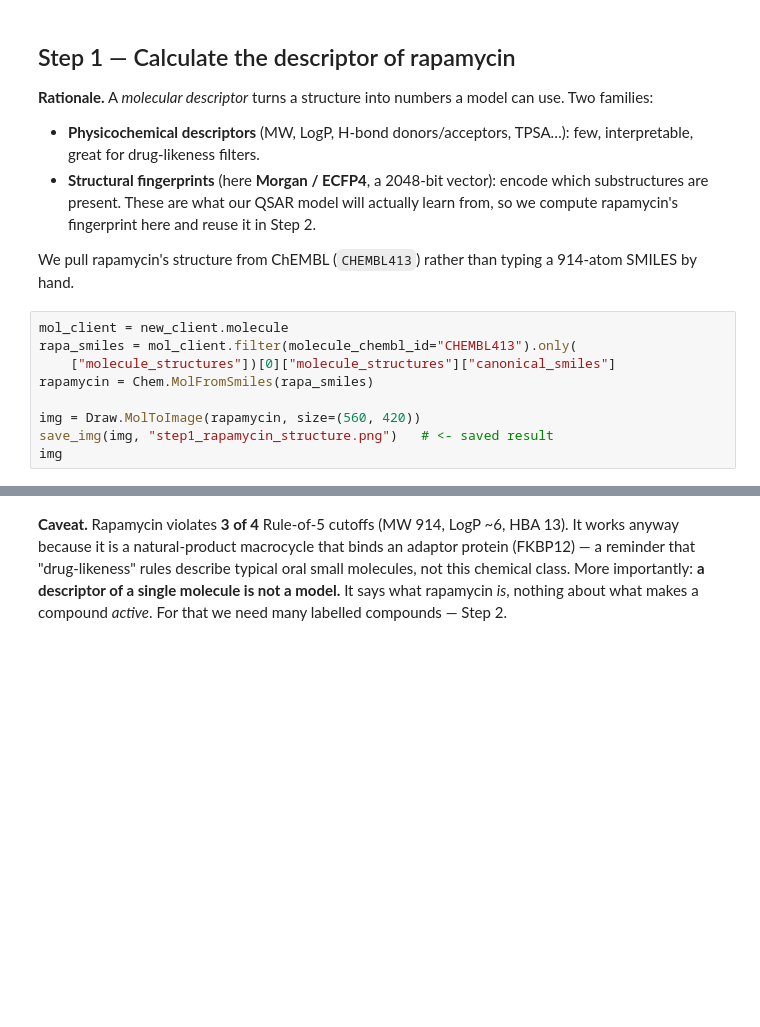
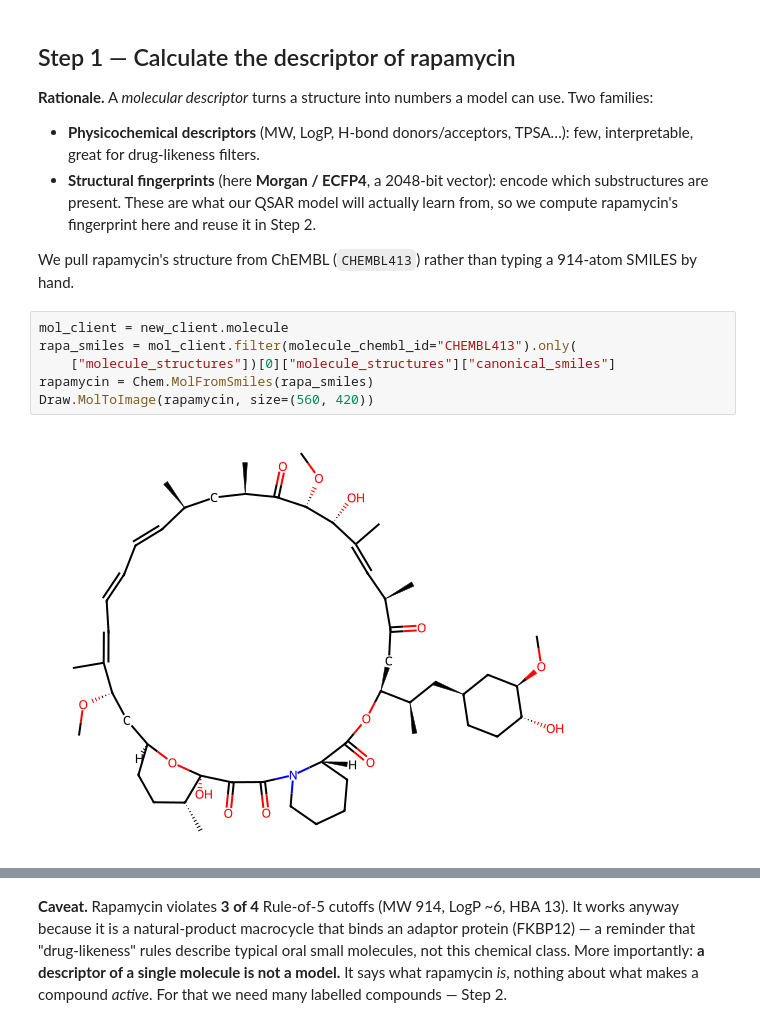
Before and after one commit to jinmokoo1994/Cheminformatics_pubData_rapalogs, a Jupyter notebook: notebooks/rapamycin_qsar.ipynb, the cells around one changed output, grey strips where cells are left out. Drawn from its saved outputs; the diff is of its cells as text; blank space fills up the shorter version.

Commit message:
results embedded with the notebook
Co-Authored-By: Claude Opus 4.8 <noreply@anthropic.com>

```diff
--- a/notebooks/rapamycin_qsar.ipynb
+++ b/notebooks/rapamycin_qsar.ipynb
@@ -100,12 +81,11 @@ We pull rapamycin's structure from ChEMBL (`CHEMBL413`) rather than typing a
 # %%
 mol_client = new_client.molecule
 rapa_smiles = mol_client.filter(molecule_chembl_id="CHEMBL413").only(
     ["molecule_structures"])[0]["molecule_structures"]["canonical_smiles"]
 rapamycin = Chem.MolFromSmiles(rapa_smiles)
-
-img = Draw.MolToImage(rapamycin, size=(560, 420))
-save_img(img, "step1_rapamycin_structure.png")   # <- saved result
-img
+Draw.MolToImage(rapamycin, size=(560, 420))
+# %% [output]
+[figure, added]
 # %%
 # (a) Interpretable physicochemical descriptors + Rule-of-5 check
 panel = {
```
Also changed, not shown: parts of 12 cells of this notebook, 16 other files.
